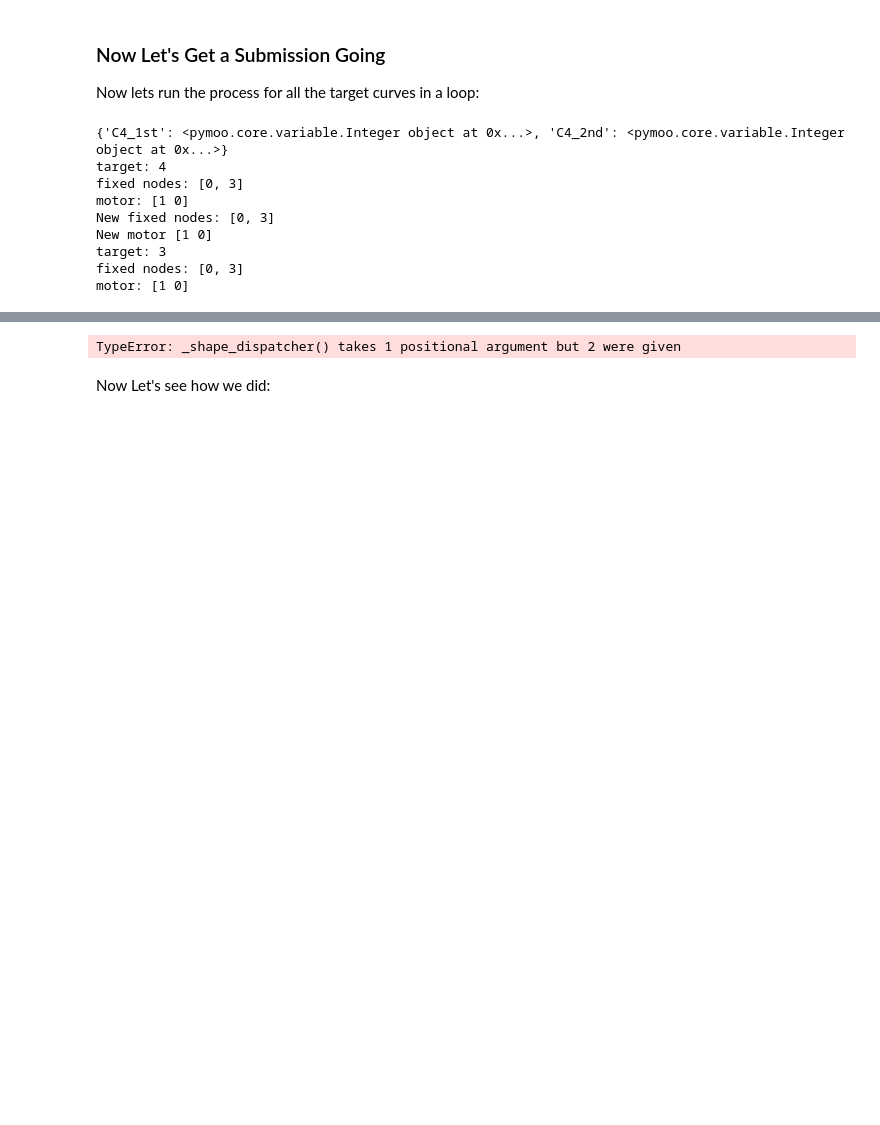
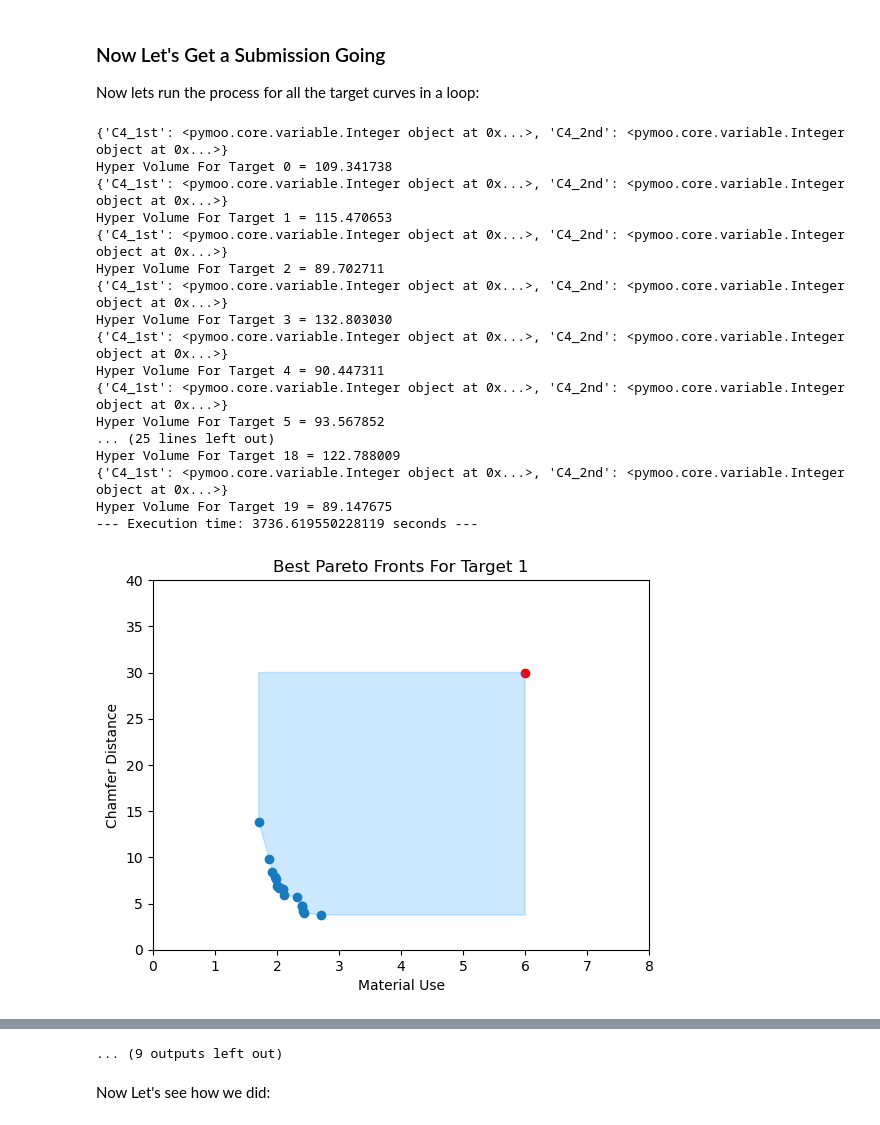
Before and after one commit to Cormac0/MOOCP, a Jupyter notebook: Copy_of_CP1_Starter_Notebook_2022_FixMech.ipynb, the cells around one changed output, grey strips where cells are left out. Drawn from its saved outputs; the diff is of its cells as text; code cells hidden in the pictures; blank space fills up the shorter version.

```diff
--- a/Copy_of_CP1_Starter_Notebook_2022_FixMech.ipynb
+++ b/Copy_of_CP1_Starter_Notebook_2022_FixMech.ipynb
@@ -389,39 +389,48 @@ for i,target_curve in enumerate(target_curves):
                            save_history=True,
                            seed=0+count,
                            display=best())
 
     if results.X is None:
         print('Did Not Find Solutions for any Seed!!')
     else:
         mechanisms = []
         for x in results.X:
             target, C, x0, fixed_nodes, motor  = problem.convert_1D_to_mech(x)
             target, C, x0, fixed_nodes, motor  = problem.fix_mechanism(target, C, x0, fixed_nodes, motor )
             mechanisms.append(to_final_representation(C,x0,fixed_nodes,motor,target))
 
         plt.figure()
         plt.scatter(results.F[:,1],results.F[:,0])
         plt.scatter([6],[30],color="red")
         plt.xlabel('Material Use')
         plt.ylabel('Chamfer Distance')
         plt.title('Best Pareto Fronts For Target %i'%(i+1))
         plt.xlim([0,8.0])
         plt.ylim([0,40.0])
         sorted_performance = results.F[np.argsort(results.F[:,1])]
         sorted_performance = np.concatenate([sorted_performance,[[np.min(results.F[:,0]),6],[30,6],[30,np.min(results.F[:,1])]]])
         plt.fill(sorted_performance[:,1],sorted_performance[:,0],color="#008cff",alpha=0.2)
 
         print('Hyper Volume For Target %i = %f' % ((i),hyper_volume(results.F,[30.0,6.0])))
 
-        save_population_csv('./results/%i.csv'%i,mechanisms)
+        save_population_csv('./results/FixMech/%i.csv'%i,mechanisms)
 print("--- Execution time: %s seconds ---" % (time.time() - start_time))
 # %% [output]
 {'C4_1st': <pymoo.core.variable.Integer object at 0x...>, 'C4_2nd': <pymoo.core.variable.Integer object at 0x...>}
-target: 4
-fixed nodes: [0, 3]
-motor: [1 0]
-New fixed nodes: [0, 3]
-New motor [1 0]
-target: 3
-fixed nodes: [0, 3]
-motor: [1 0]
+Hyper Volume For Target 0 = 109.341738
+{'C4_1st': <pymoo.core.variable.Integer object at 0x...>, 'C4_2nd': <pymoo.core.variable.Integer object at 0x...>}
+Hyper Volume For Target 1 = 115.470653
+{'C4_1st': <pymoo.core.variable.Integer object at 0x...>, 'C4_2nd': <pymoo.core.variable.Integer object at 0x...>}
+Hyper Volume For Target 2 = 89.702711
+{'C4_1st': <pymoo.core.variable.Integer object at 0x...>, 'C4_2nd': <pymoo.core.variable.Integer object at 0x...>}
+Hyper Volume For Target 3 = 132.803030
+{'C4_1st': <pymoo.core.variable.Integer object at 0x...>, 'C4_2nd': <pymoo.core.variable.Integer object at 0x...>}
+Hyper Volume For Target 4 = 90.447311
+{'C4_1st': <pymoo.core.variable.Integer object at 0x...>, 'C4_2nd': <pymoo.core.variable.Integer object at 0x...>}
+Hyper Volume For Target 5 = 93.567852
+... (25 lines left out)
+Hyper Volume For Target 18 = 122.788009
+{'C4_1st': <pymoo.core.variable.Integer object at 0x...>, 'C4_2nd': <pymoo.core.variable.Integer object at 0x...>}
+Hyper Volume For Target 19 = 89.147675
+--- Execution time: 3736.619550228119 seconds ---
+[figure, added]
@@ -428,4 +447,4 @@ motor: [1 0]
-TypeError: _shape_dispatcher() takes 1 positional argument but 2 were given
+... (9 outputs left out)
 # %% [markdown]
 Now Let's see how we did:
 # %%
```
Also changed, not shown: parts of 5 cells of this notebook, 2 other files.
